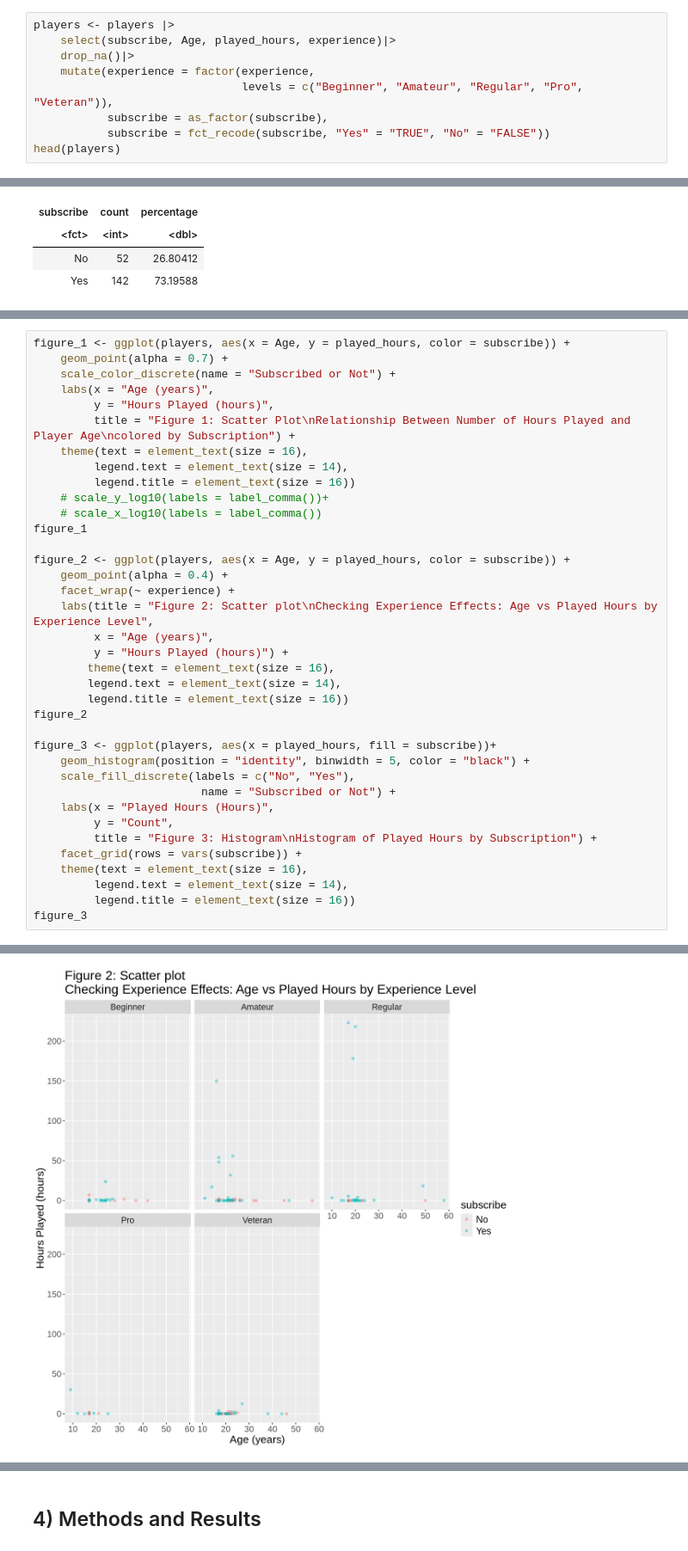
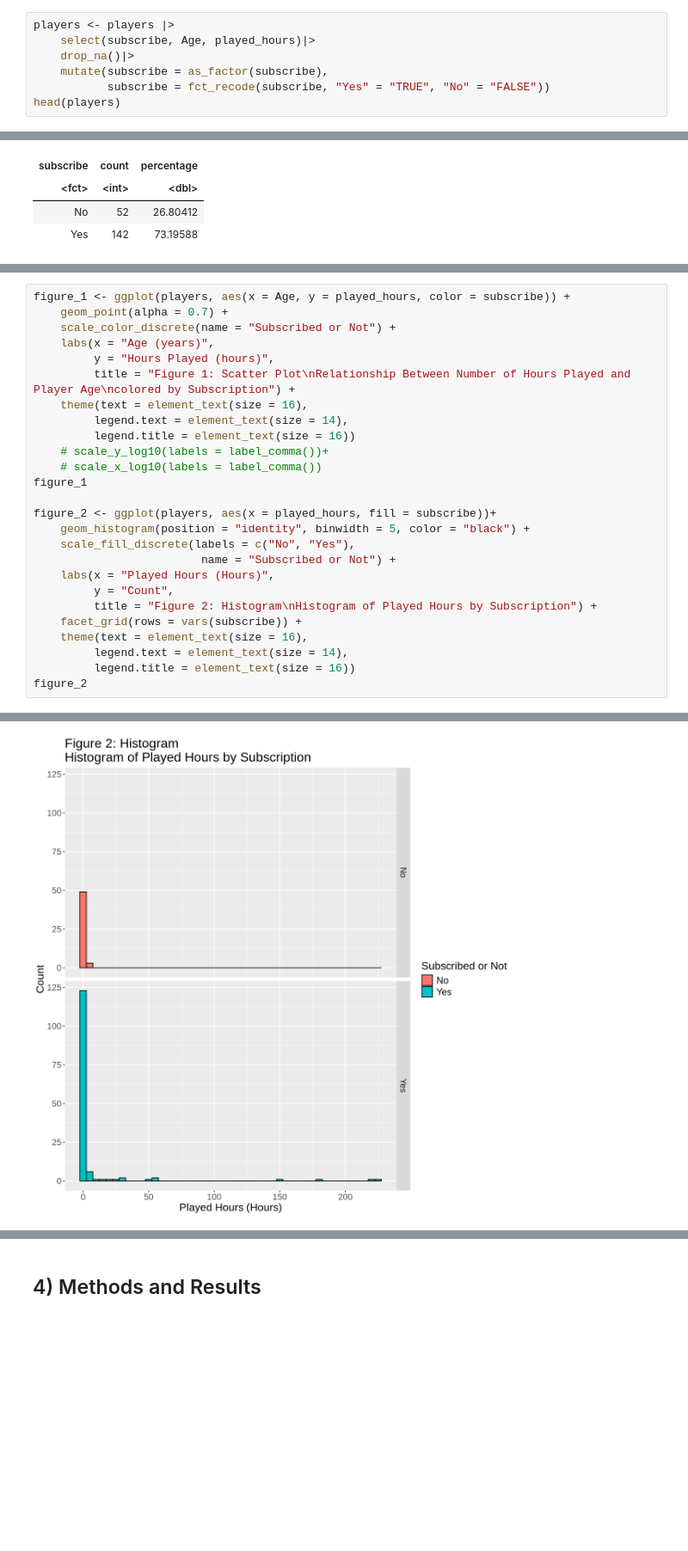
Before and after one commit to audreyw28/DSCI100-2025W1-004-42, a Jupyter notebook: final_project_report.ipynb, the cells around one changed output, grey strips where cells are left out. Shown at 86% size. Drawn from its saved outputs; the diff is of its cells as text; blank space fills up the shorter version.

Commit message:
added to discussion, removed all models with experience

```diff
--- a/final_project_report.ipynb
+++ b/final_project_report.ipynb
@@ -139,11 +119,9 @@ To cater the data to answering our specific question, we will:
 - recode the `subscribe` variable into "Yes" and "No" to increase the readability of our analysis
 # %%
 players <- players |>
-    select(subscribe, Age, played_hours, experience)|>
+    select(subscribe, Age, played_hours)|>
     drop_na()|>
-    mutate(experience = factor(experience,
-                               levels = c("Beginner", "Amateur", "Regular", "Pro", "Veteran")),
-           subscribe = as_factor(subscribe),
+    mutate(subscribe = as_factor(subscribe),
            subscribe = fct_recode(subscribe, "Yes" = "TRUE", "No" = "FALSE"))
 head(players)
 # %% [output]
@@ -180,40 +153,29 @@ The response/target variable (`subscribe`) is not extremely imbalanced, so we do
 # %%
 figure_1 <- ggplot(players, aes(x = Age, y = played_hours, color = subscribe)) +
     geom_point(alpha = 0.7) +
     scale_color_discrete(name = "Subscribed or Not") +
     labs(x = "Age (years)",
          y = "Hours Played (hours)",
          title = "Figure 1: Scatter Plot\nRelationship Between Number of Hours Played and Player Age\ncolored by Subscription") +
     theme(text = element_text(size = 16),
          legend.text = element_text(size = 14),
          legend.title = element_text(size = 16))
     # scale_y_log10(labels = label_comma())+
     # scale_x_log10(labels = label_comma())
 figure_1
 
-figure_2 <- ggplot(players, aes(x = Age, y = played_hours, color = subscribe)) +
-    geom_point(alpha = 0.4) +
-    facet_wrap(~ experience) +
-    labs(title = "Figure 2: Scatter plot\nChecking Experience Effects: Age vs Played Hours by Experience Level",
-         x = "Age (years)",
-         y = "Hours Played (hours)") +
-        theme(text = element_text(size = 16),
-        legend.text = element_text(size = 14),
-        legend.title = element_text(size = 16))
-figure_2
-
-figure_3 <- ggplot(players, aes(x = played_hours, fill = subscribe))+
+figure_2 <- ggplot(players, aes(x = played_hours, fill = subscribe))+
     geom_histogram(position = "identity", binwidth = 5, color = "black") +
     scale_fill_discrete(labels = c("No", "Yes"),
                          name = "Subscribed or Not") +
     labs(x = "Played Hours (Hours)",
          y = "Count",
-         title = "Figure 3: Histogram\nHistogram of Played Hours by Subscription") +
+         title = "Figure 2: Histogram\nHistogram of Played Hours by Subscription") +
     facet_grid(rows = vars(subscribe)) +
     theme(text = element_text(size = 16),
          legend.text = element_text(size = 14),
          legend.title = element_text(size = 16))
-figure_3
+figure_2
 # %% [output]
 [figure]
-[figure, old version]
+[figure, new version]
```
Also changed, not shown: parts of 30 cells of this notebook.
